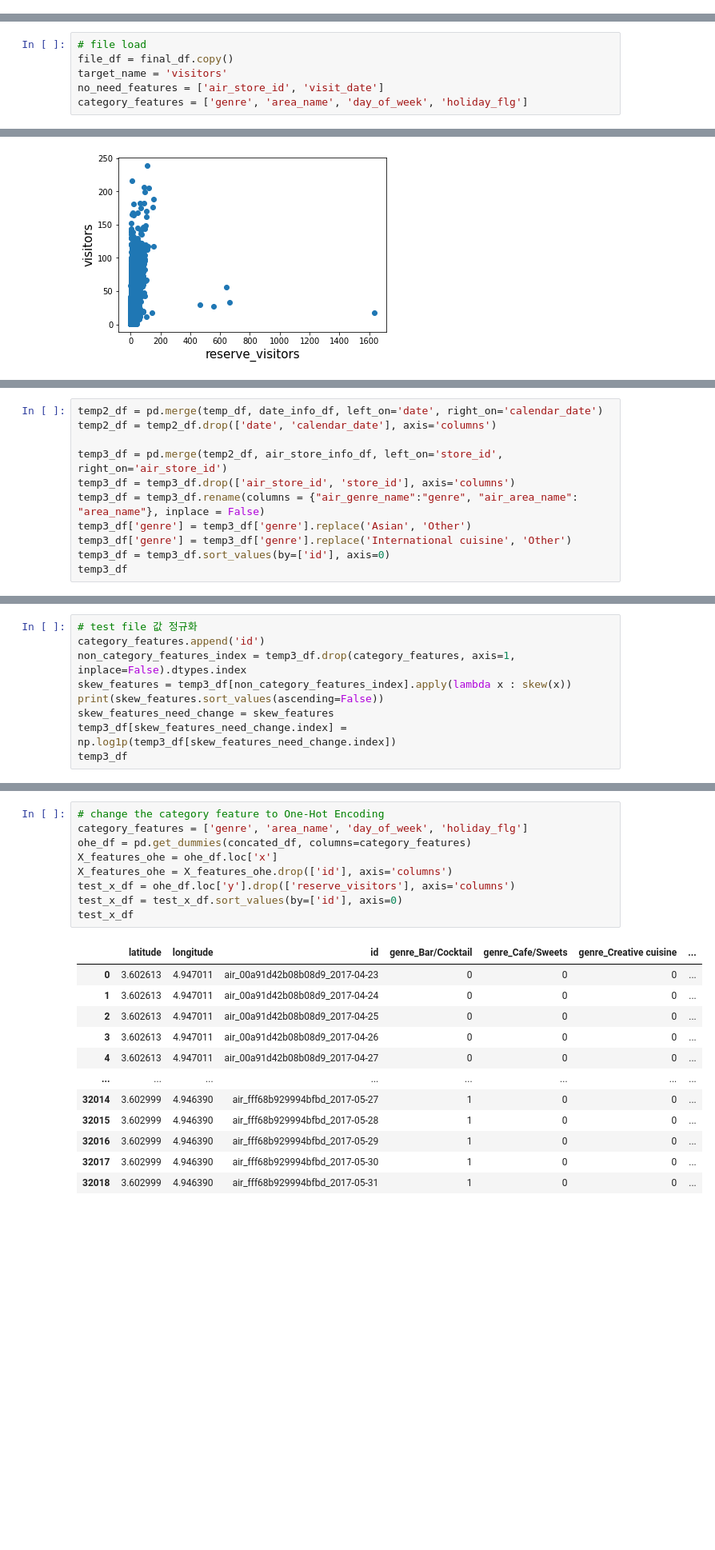
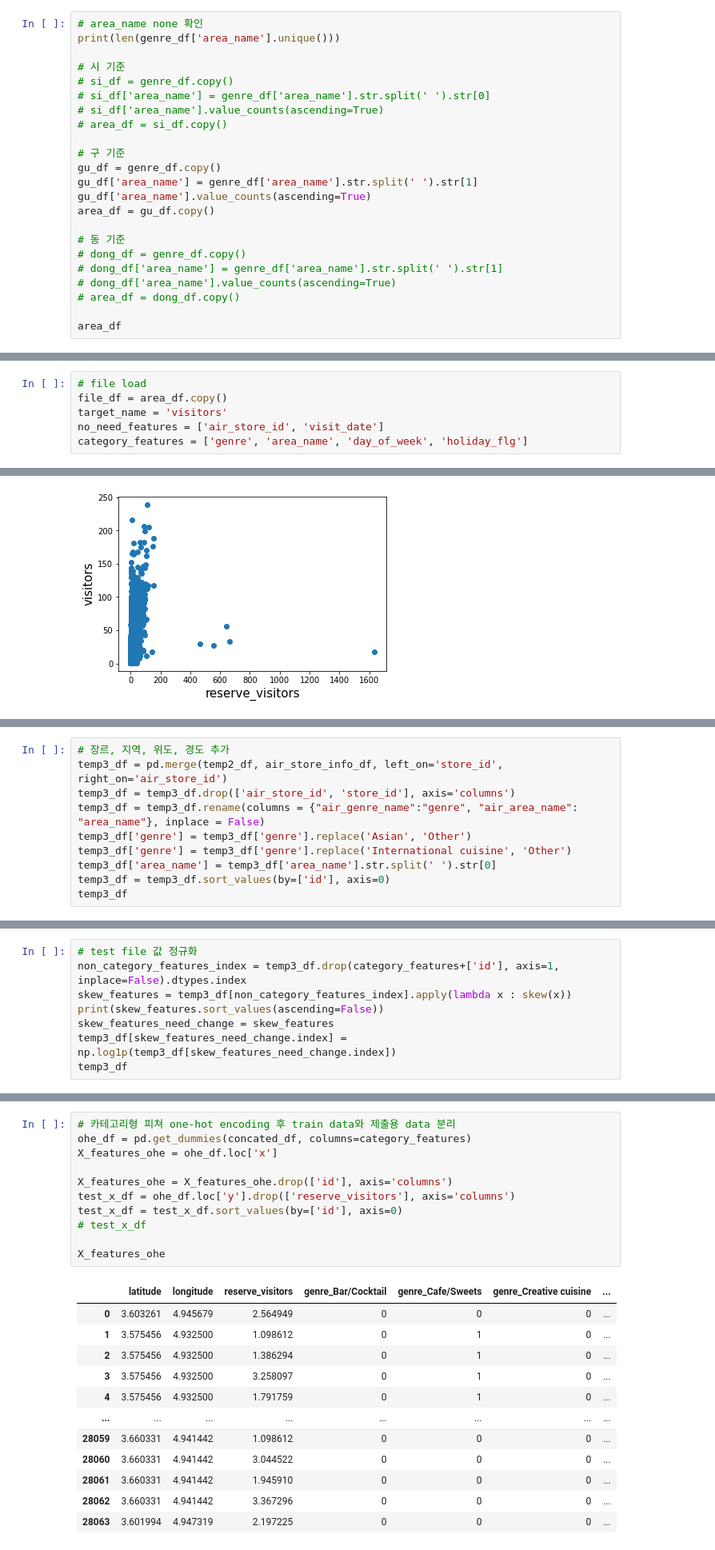
Before and after one commit to dlgur1994/Hackerthon1_Aiffel, a Jupyter notebook: Hyuk/Hackerthon1.ipynb, the cells around one changed output, grey strips where cells are left out. Shown at 80% size. Cells and saved outputs as stored; diff of their text form; blank space fills up the shorter version.

```diff
--- a/Hyuk/Hackerthon1.ipynb
+++ b/Hyuk/Hackerthon1.ipynb
@@ -380,0 +345,23 @@ final_df
+# %%
+# area_name none 확인
+print(len(genre_df['area_name'].unique()))
+
+# 시 기준
+# si_df = genre_df.copy()
+# si_df['area_name'] = genre_df['area_name'].str.split(' ').str[0]
+# si_df['area_name'].value_counts(ascending=True)
+# area_df = si_df.copy()
+
+# 구 기준
+gu_df = genre_df.copy()
+gu_df['area_name'] = genre_df['area_name'].str.split(' ').str[1]
+gu_df['area_name'].value_counts(ascending=True)
+area_df = gu_df.copy()
+
+# 동 기준
+# dong_df = genre_df.copy()
+# dong_df['area_name'] = genre_df['area_name'].str.split(' ').str[1]
+# dong_df['area_name'].value_counts(ascending=True)
+# area_df = dong_df.copy()
+
+area_df
@@ -382,7 +384,7 @@ final_df
 ### Feature 찾기
 # %%
 # file load
-file_df = final_df.copy()
+file_df = area_df.copy()
 target_name = 'visitors'
 no_need_features = ['air_store_id', 'visit_date']
 category_features = ['genre', 'area_name', 'day_of_week', 'holiday_flg']
@@ -454,12 +496,11 @@ temp_df = temp_df.drop(['visitors'], axis='columns')
 # %%
-temp2_df = pd.merge(temp_df, date_info_df, left_on='date', right_on='calendar_date')
-temp2_df = temp2_df.drop(['date', 'calendar_date'], axis='columns')
-
+# 장르, 지역, 위도, 경도 추가
 temp3_df = pd.merge(temp2_df, air_store_info_df, left_on='store_id', right_on='air_store_id')
 temp3_df = temp3_df.drop(['air_store_id', 'store_id'], axis='columns')
 temp3_df = temp3_df.rename(columns = {"air_genre_name":"genre", "air_area_name": "area_name"}, inplace = False)
 temp3_df['genre'] = temp3_df['genre'].replace('Asian', 'Other')
 temp3_df['genre'] = temp3_df['genre'].replace('International cuisine', 'Other')
+temp3_df['area_name'] = temp3_df['area_name'].str.split(' ').str[0]
 temp3_df = temp3_df.sort_values(by=['id'], axis=0)
 temp3_df
 # %% [output]
@@ -502,7 +520,6 @@ Name: visitors, Length: 28059, dtype: float64
 # %%
 # test file 값 정규화
-category_features.append('id')
-non_category_features_index = temp3_df.drop(category_features, axis=1, inplace=False).dtypes.index
+non_category_features_index = temp3_df.drop(category_features+['id'], axis=1, inplace=False).dtypes.index
 skew_features = temp3_df[non_category_features_index].apply(lambda x : skew(x))
 print(skew_features.sort_values(ascending=False))
 skew_features_need_change = skew_features
@@ -546,23 +563,25 @@ concated_df
 60078 rows × 8 columns
 # %%
-# change the category feature to One-Hot Encoding
-category_features = ['genre', 'area_name', 'day_of_week', 'holiday_flg']
+# 카테고리형 피쳐 one-hot encoding 후 train data와 제출용 data 분리
 ohe_df = pd.get_dummies(concated_df, columns=category_features)
 X_features_ohe = ohe_df.loc['x']
+
 X_features_ohe = X_features_ohe.drop(['id'], axis='columns')
 test_x_df = ohe_df.loc['y'].drop(['reserve_visitors'], axis='columns')
 test_x_df = test_x_df.sort_values(by=['id'], axis=0)
-test_x_df
+# test_x_df
+
+X_features_ohe
 # %% [output]
-|  | latitude | longitude | id | genre_Bar/Cocktail | genre_Cafe/Sweets | genre_Creative cuisine | ... |
-| 0 | 3.602613 | 4.947011 | air_00a91d42b08b08d9_2017-04-23 | 0 | 0 | 0 | ... |
-| 1 | 3.602613 | 4.947011 | air_00a91d42b08b08d9_2017-04-24 | 0 | 0 | 0 | ... |
-| 2 | 3.602613 | 4.947011 | air_00a91d42b08b08d9_2017-04-25 | 0 | 0 | 0 | ... |
-| 3 | 3.602613 | 4.947011 | air_00a91d42b08b08d9_2017-04-26 | 0 | 0 | 0 | ... |
-| 4 | 3.602613 | 4.947011 | air_00a91d42b08b08d9_2017-04-27 | 0 | 0 | 0 | ... |
+|  | latitude | longitude | reserve_visitors | genre_Bar/Cocktail | genre_Cafe/Sweets | genre_Creative cuisine | ... |
+| 0 | 3.603261 | 4.945679 | 2.564949 | 0 | 0 | 0 | ... |
+| 1 | 3.575456 | 4.932500 | 1.098612 | 0 | 1 | 0 | ... |
+| 2 | 3.575456 | 4.932500 | 1.386294 | 0 | 1 | 0 | ... |
+| 3 | 3.575456 | 4.932500 | 3.258097 | 0 | 1 | 0 | ... |
+| 4 | 3.575456 | 4.932500 | 1.791759 | 0 | 1 | 0 | ... |
 | ... | ... | ... | ... | ... | ... | ... | ... |
-| 32014 | 3.602999 | 4.946390 | air_fff68b929994bfbd_2017-05-27 | 1 | 0 | 0 | ... |
-| 32015 | 3.602999 | 4.946390 | air_fff68b929994bfbd_2017-05-28 | 1 | 0 | 0 | ... |
-| 32016 | 3.602999 | 4.946390 | air_fff68b929994bfbd_2017-05-29 | 1 | 0 | 0 | ... |
-| 32017 | 3.602999 | 4.946390 | air_fff68b929994bfbd_2017-05-30 | 1 | 0 | 0 | ... |
-| 32018 | 3.602999 | 4.946390 | air_fff68b929994bfbd_2017-05-31 | 1 | 0 | 0 | ... |
+| 28059 | 3.660331 | 4.941442 | 1.098612 | 0 | 0 | 0 | ... |
+| 28060 | 3.660331 | 4.941442 | 3.044522 | 0 | 0 | 0 | ... |
+| 28061 | 3.660331 | 4.941442 | 1.945910 | 0 | 0 | 0 | ... |
+| 28062 | 3.660331 | 4.941442 | 3.367296 | 0 | 0 | 0 | ... |
+| 28063 | 3.601994 | 4.947319 | 2.197225 | 0 | 0 | 0 | ... |
```
Also changed, not shown: parts of 41 cells of this notebook.
